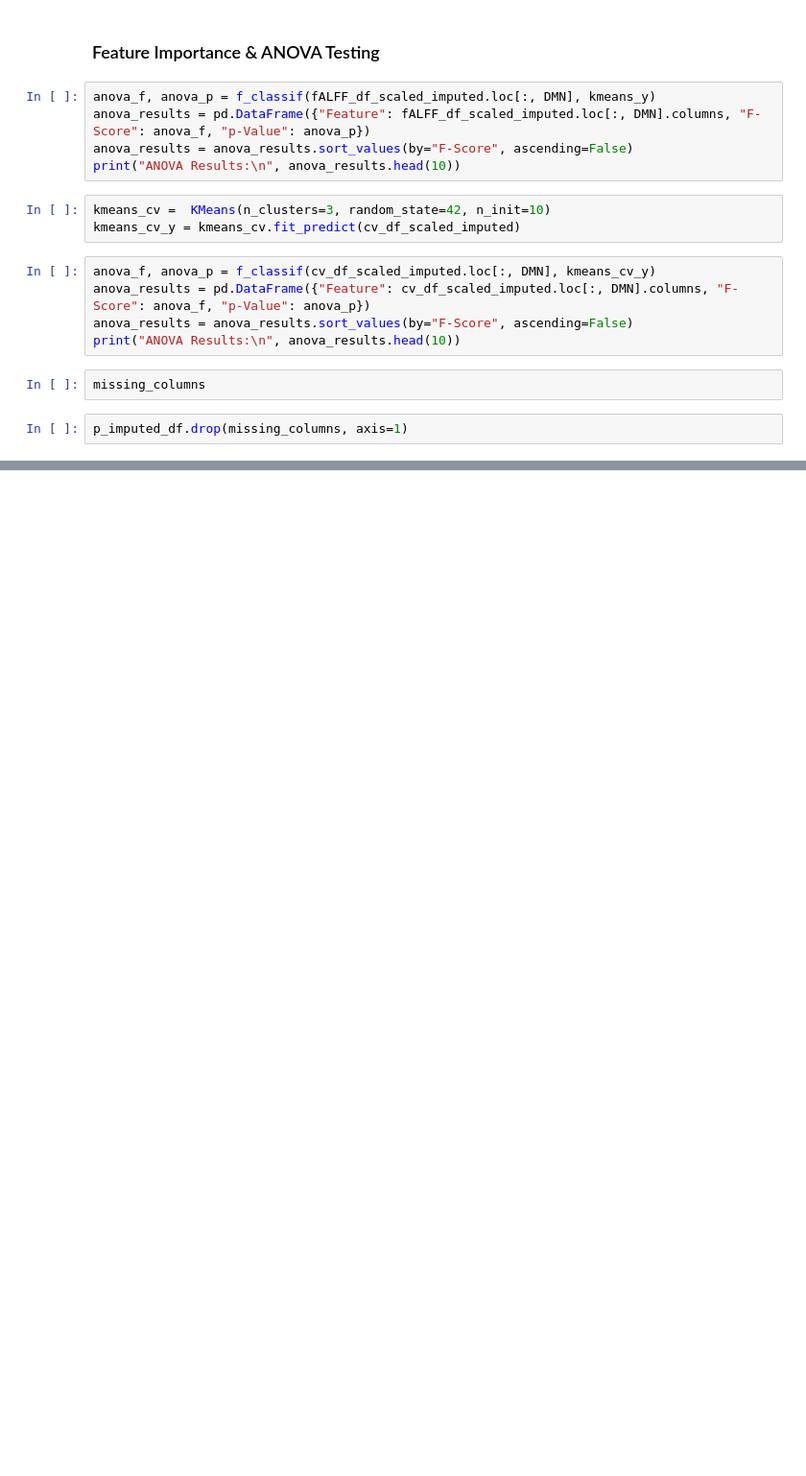
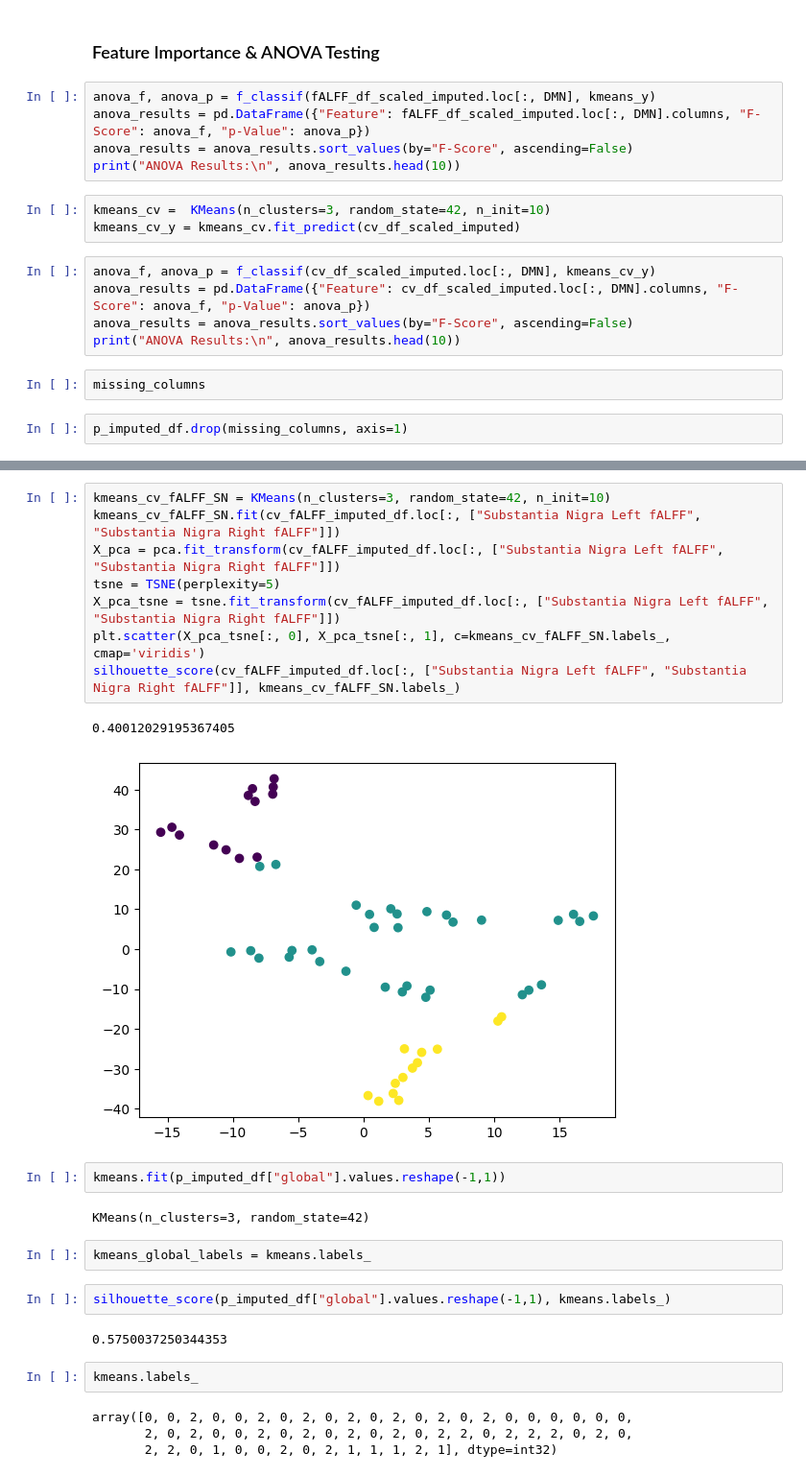
Before and after one commit to efwoods/Parkinsons_Disease_Study, a Jupyter notebook: notebooks/cluster_analysis.ipynb, the cells around one changed output, grey strips where cells are left out. Shown at 96% size. Cells and saved outputs as stored; diff of their text form; blank space fills up the shorter version.

```diff
--- a/notebooks/cluster_analysis.ipynb
+++ b/notebooks/cluster_analysis.ipynb
@@ -805,0 +857,27 @@ p_imputed_df.drop(missing_columns, axis=1)
+# %%
+kmeans_cv_fALFF_SN = KMeans(n_clusters=3, random_state=42, n_init=10)
+kmeans_cv_fALFF_SN.fit(cv_fALFF_imputed_df.loc[:, ["Substantia Nigra Left fALFF", "Substantia Nigra Right fALFF"]])
+X_pca = pca.fit_transform(cv_fALFF_imputed_df.loc[:, ["Substantia Nigra Left fALFF", "Substantia Nigra Right fALFF"]])
+tsne = TSNE(perplexity=5)
+X_pca_tsne = tsne.fit_transform(cv_fALFF_imputed_df.loc[:, ["Substantia Nigra Left fALFF", "Substantia Nigra Right fALFF"]])
+plt.scatter(X_pca_tsne[:, 0], X_pca_tsne[:, 1], c=kmeans_cv_fALFF_SN.labels_, cmap='viridis')
+silhouette_score(cv_fALFF_imputed_df.loc[:, ["Substantia Nigra Left fALFF", "Substantia Nigra Right fALFF"]], kmeans_cv_fALFF_SN.labels_)
+# %% [output]
+0.40012029195367405
+[figure, added]
+# %%
+kmeans.fit(p_imputed_df["global"].values.reshape(-1,1))
+# %% [output]
+KMeans(n_clusters=3, random_state=42)
+# %%
+kmeans_global_labels = kmeans.labels_
+# %%
+silhouette_score(p_imputed_df["global"].values.reshape(-1,1), kmeans.labels_)
+# %% [output]
+0.5750037250344353
+# %%
+kmeans.labels_
+# %% [output]
+array([0, 0, 2, 0, 0, 2, 0, 2, 0, 2, 0, 2, 0, 2, 0, 2, 0, 0, 0, 0, 0, 0,
+       2, 0, 2, 0, 0, 2, 0, 2, 0, 2, 0, 2, 0, 2, 2, 0, 2, 2, 2, 0, 2, 0,
+       2, 2, 0, 1, 0, 0, 2, 0, 2, 1, 1, 1, 2, 1], dtype=int32)
```
Also changed, not shown: parts of 15 cells of this notebook, 2 other files.
